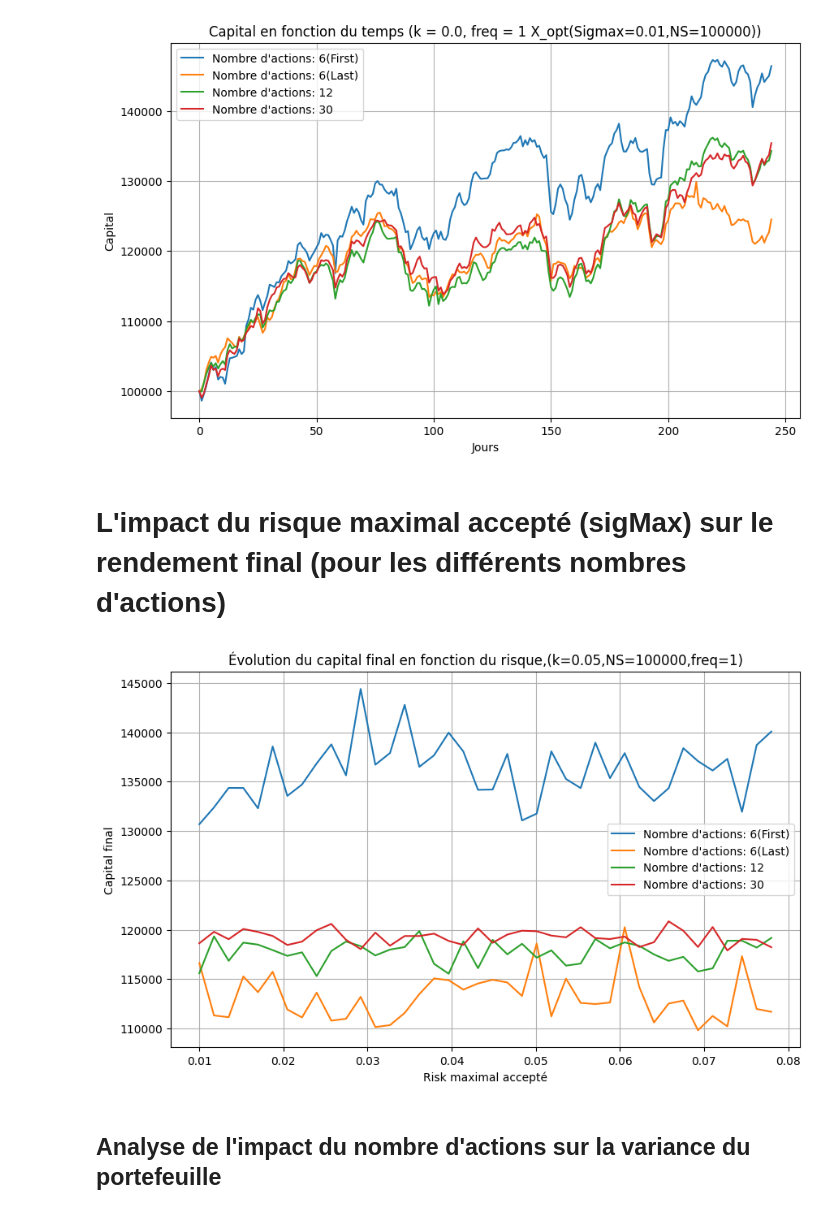
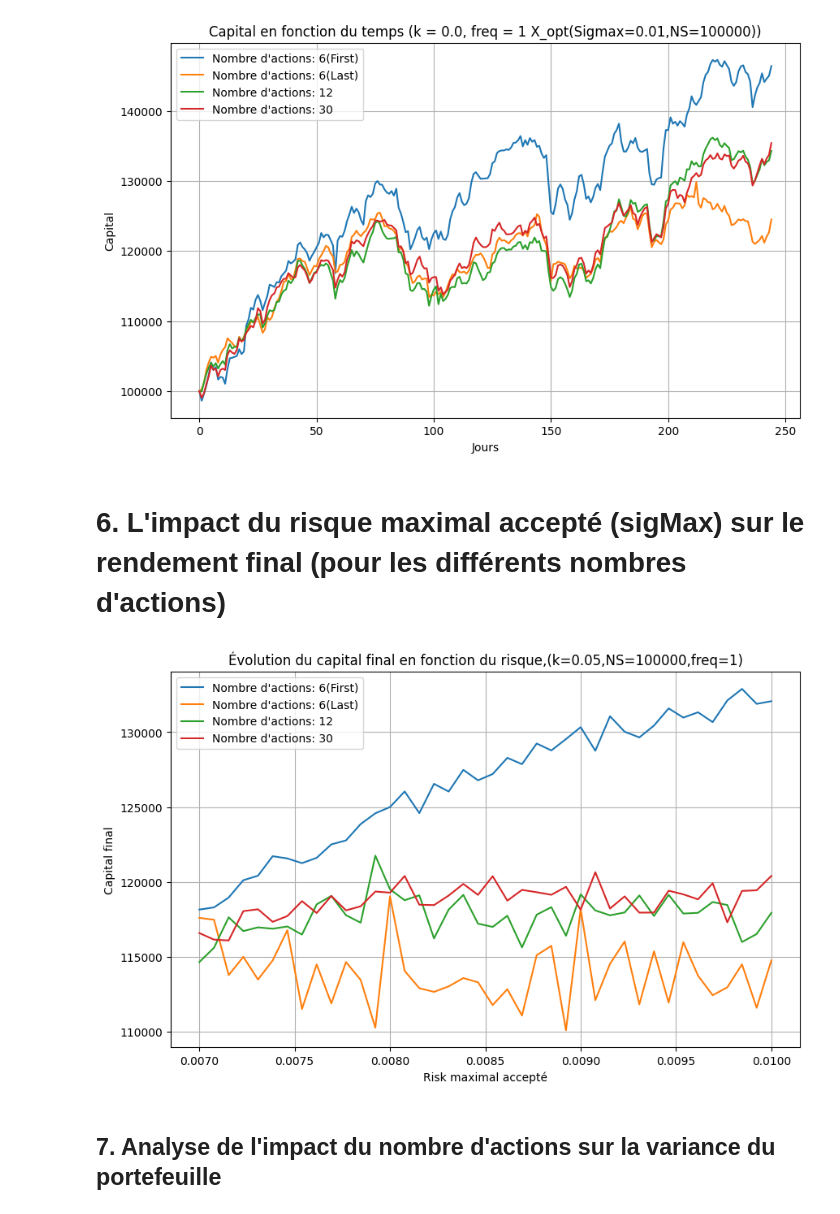
Before and after one commit to yangjoanne216/FinanceMarche, a Jupyter notebook: Main_ChangeNumberActions.ipynb, the cells around one changed output. Saved outputs shown, nothing was run; the diff lists cells and outputs as text; code cells hidden in the pictures.

Commit message:
add image 7.a)

```diff
--- a/Main_ChangeNumberActions.ipynb
+++ b/Main_ChangeNumberActions.ipynb
@@ -305,7 +305,7 @@ Frais totaux pour nombre d'action = 30 (k = 0.0  et freq = 1 ): 0.0
 Capital final pour nombre d'action = 30 (k = 0.0 et freq = 1 ): 135418.7074999998
 [figure]
 # %% [markdown]
-#  L'impact du risque maximal accepté (sigMax) sur le rendement final (pour les différents nombres d'actions)
+#  6. L'impact du risque maximal accepté (sigMax) sur le rendement final (pour les différents nombres d'actions)
 # %%
 def find_final_capital(C, x_opt, S, k, freq=1):
     Cs = [C]
@@ -327,34 +327,34 @@ def find_final_capital(C, x_opt, S, k, freq=1):
 # %%
 C = 100000  # capital initial
 k = 0.05
 freq = 1
-sig_mag_axe = np.linspace(0.078, 0.01, 40)
+sig_mag_axe = np.linspace(0.007, 0.01, 40)
 NS=100000
 
 plt.figure(figsize=(10, 6))
 
 for BD_name, BD in BD_dict.items():
     BD_filtered = filter_2019(BD)
     ER, SIGMA = compute_statistics(BD_filtered)
 
     S = [[(df.iloc[j, 3] + df.iloc[j, 4]) / 2 for j in range(len(df))] for df in BD_filtered]
 
     finallist = []
 
     for i in sig_mag_axe:
         x_opt, _ = get_x_opt(NS, len(BD_filtered), i, ER, SIGMA)
         finalCapital = find_final_capital(C, x_opt, S, k, freq)
         finallist.append(finalCapital)
 
     plt.plot(sig_mag_axe, finallist, label=f"Nombre d'actions: {BD_name[2:]}")
 
 plt.xlabel("Risk maximal accepté")
 plt.ylabel("Capital final")
 plt.title(f"Évolution du capital final en fonction du risque,(k={k},NS={NS},freq={freq})")
 plt.legend()
 plt.grid()
 plt.show()
 # %% [output]
-[figure, old version]
+[figure, new version]
 # %% [markdown]
-## Analyse de l'impact du nombre d'actions sur la variance du portefeuille
+## 7. Analyse de l'impact du nombre d'actions sur la variance du portefeuille
```
Also changed, not shown: parts of 4 cells of this notebook.
